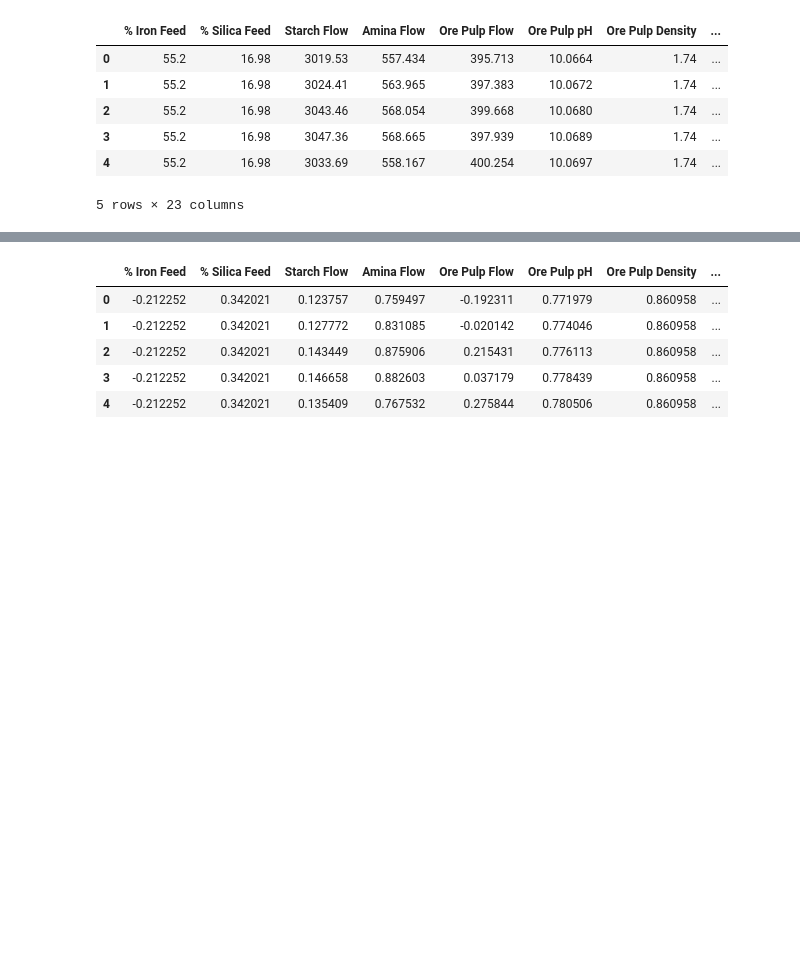
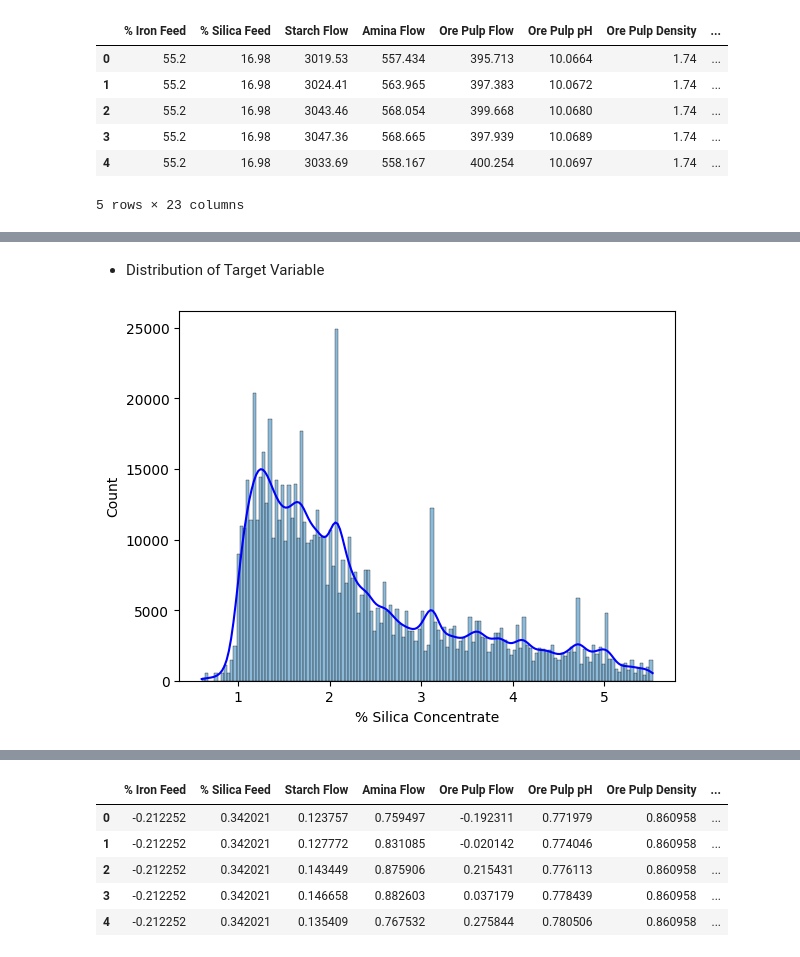
Before and after one commit to ArifAygun/Iron-Ore-Froth-Flotation-Quality-Prediction, a Jupyter notebook: Iron_Ore_Froth_Flotation_Quality_Prediction.ipynb, the cells around one changed output, grey strips where cells are left out. Drawn from its saved outputs; the diff is of its cells as text; code cells hidden in the pictures; blank space fills up the shorter version.

```diff
--- a/Iron_Ore_Froth_Flotation_Quality_Prediction.ipynb
+++ b/Iron_Ore_Froth_Flotation_Quality_Prediction.ipynb
@@ -151,0 +210,6 @@ df.head()
+# %% [markdown]
+- Distribution of Target Variable
+# %%
+sns.histplot(data = df, x = "% Silica Concentrate", kde = True).lines[0].set_color('blue')
+# %% [output]
+[figure, added]
```
Also changed, not shown: parts of 6 cells of this notebook.
